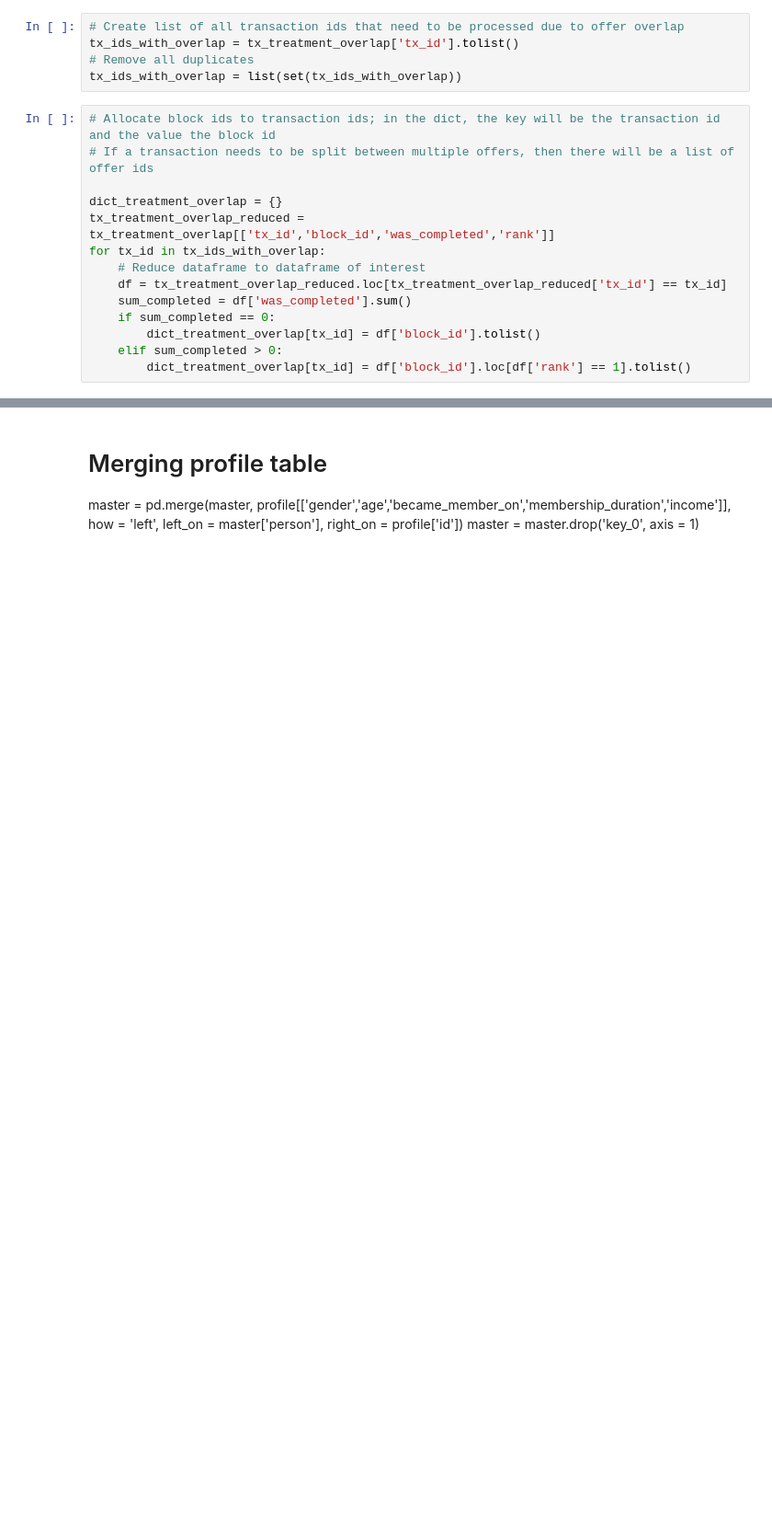
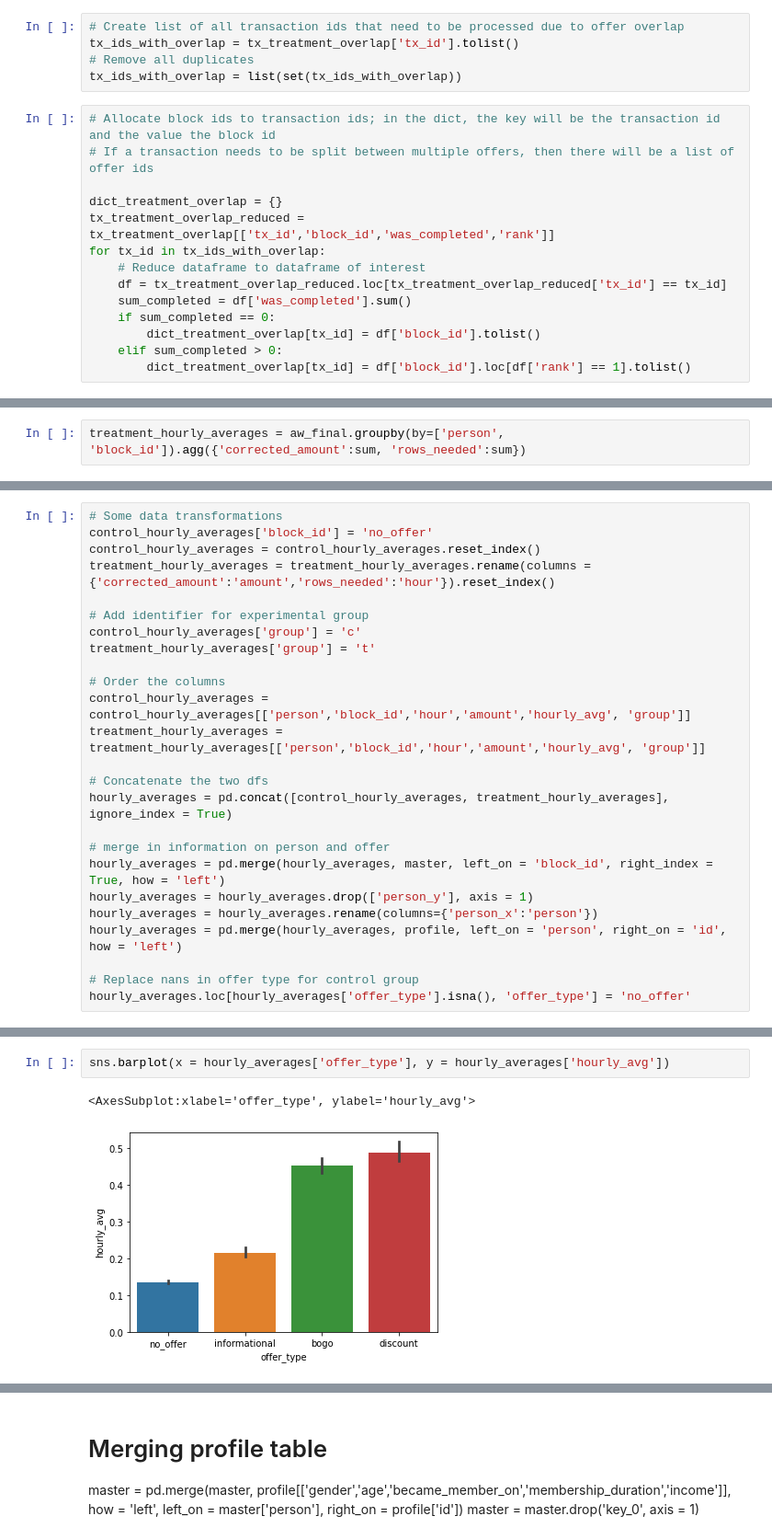
Before and after one commit to judithleao/capstone-project-starbucks, a Jupyter notebook: Starbucks-Wrangling.ipynb, the cells around one changed output, grey strips where cells are left out. Shown at 92% size. Drawn from its saved outputs; the diff is of its cells as text; blank space fills up the shorter version.

Commit message:
Created final hourly_avg dataframe, started data exploration

```diff
--- a/Starbucks-Wrangling.ipynb
+++ b/Starbucks-Wrangling.ipynb
@@ -732,0 +693,2 @@ dtype: int64
+# %%
+treatment_hourly_averages = aw_final.groupby(by=['person', 'block_id']).agg({'corrected_amount':sum, 'rows_needed':sum})
@@ -732,0 +737,25 @@ dtype: int64
+# %%
+# Some data transformations
+control_hourly_averages['block_id'] = 'no_offer'
+control_hourly_averages = control_hourly_averages.reset_index()
+treatment_hourly_averages = treatment_hourly_averages.rename(columns = {'corrected_amount':'amount','rows_needed':'hour'}).reset_index()
+
+# Add identifier for experimental group
+control_hourly_averages['group'] = 'c'
+treatment_hourly_averages['group'] = 't'
+
+# Order the columns
+control_hourly_averages = control_hourly_averages[['person','block_id','hour','amount','hourly_avg', 'group']]
+treatment_hourly_averages = treatment_hourly_averages[['person','block_id','hour','amount','hourly_avg', 'group']]
+
+# Concatenate the two dfs
+hourly_averages = pd.concat([control_hourly_averages, treatment_hourly_averages], ignore_index = True)
+
+# merge in information on person and offer
+hourly_averages = pd.merge(hourly_averages, master, left_on = 'block_id', right_index = True, how = 'left')
+hourly_averages = hourly_averages.drop(['person_y'], axis = 1)
+hourly_averages = hourly_averages.rename(columns={'person_x':'person'})
+hourly_averages = pd.merge(hourly_averages, profile, left_on = 'person', right_on = 'id', how = 'left')
+
+# Replace nans in offer type for control group
+hourly_averages.loc[hourly_averages['offer_type'].isna(), 'offer_type'] = 'no_offer'
@@ -732,0 +791,5 @@ dtype: int64
+# %%
+sns.barplot(x = hourly_averages['offer_type'], y = hourly_averages['hourly_avg'])
+# %% [output]
+<AxesSubplot:xlabel='offer_type', ylabel='hourly_avg'>
+[figure, added]
```
Also changed, not shown: parts of 64 cells of this notebook.
